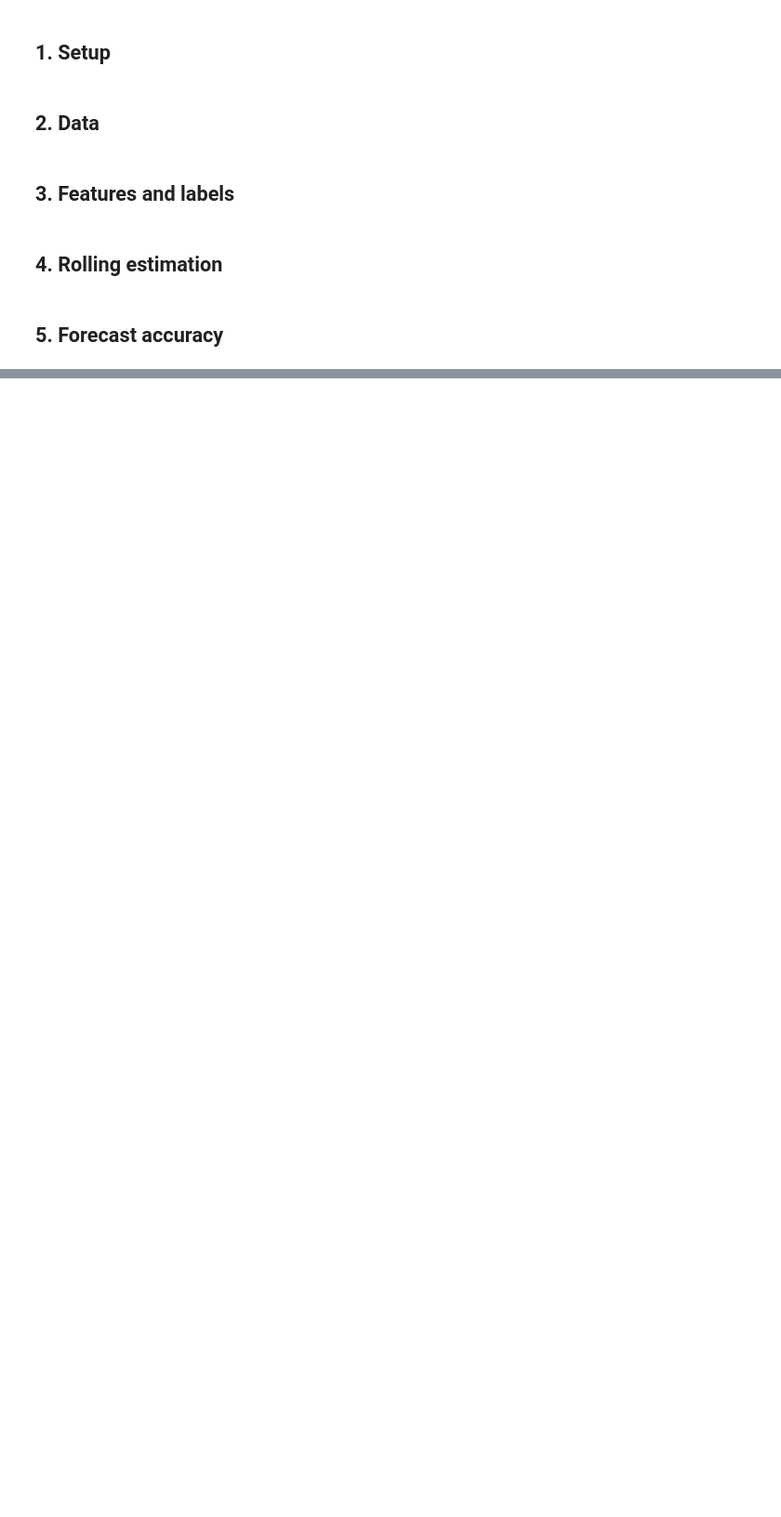
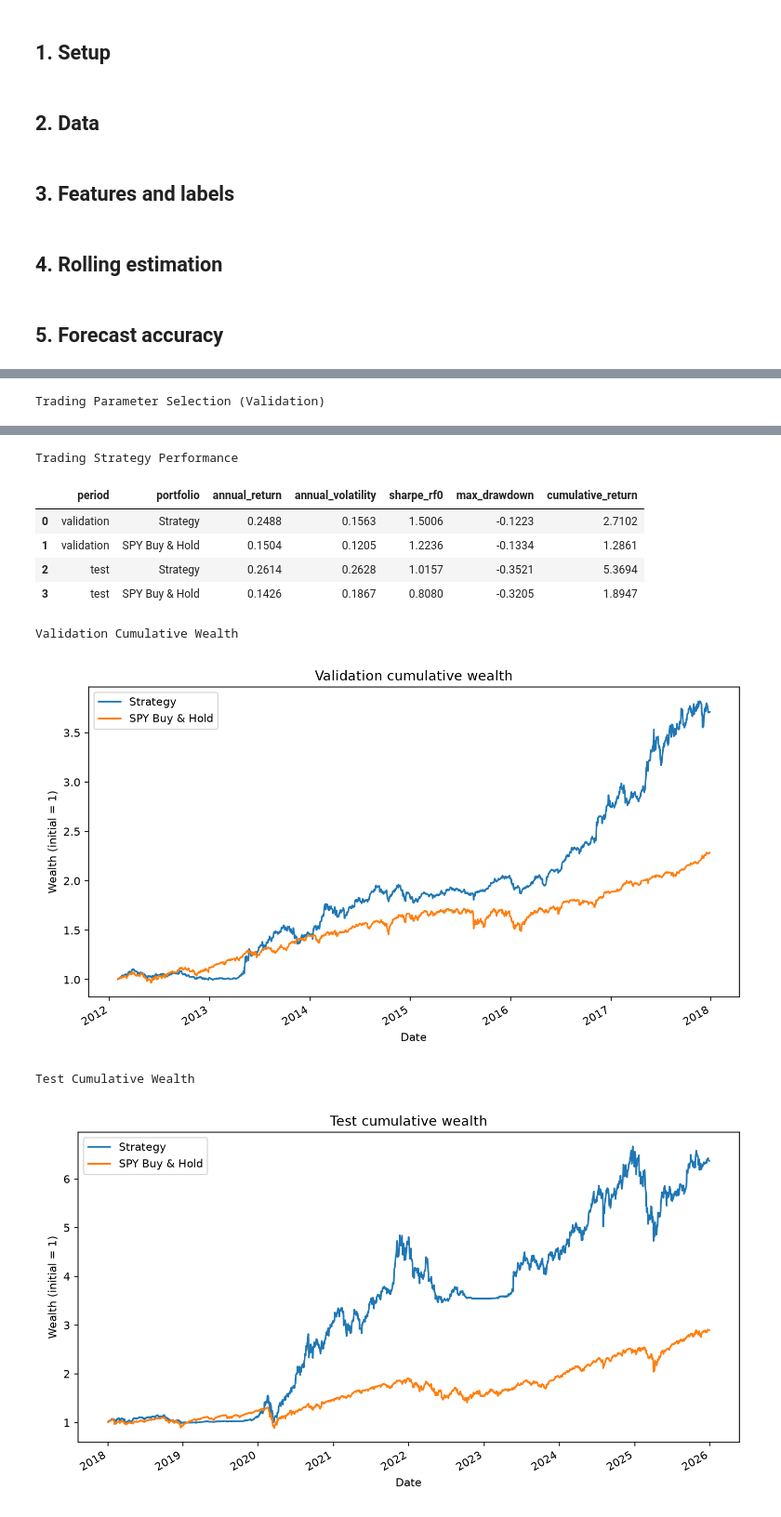
Before and after one commit to shanelbert/dsa5205_final_project_team_3, a Jupyter notebook: main.ipynb, the cells around one changed output, grey strips where cells are left out. Shown at 93% size. Saved outputs shown, nothing was run; the diff lists cells and outputs as text; code cells hidden in the pictures; blank space fills up the shorter version.

Commit message:
Add trading strategy and out-of-sample evaluation

```diff
--- a/main.ipynb
+++ b/main.ipynb
@@ -412,0 +495,33 @@ FORECASTS[("lasso", *CHOSEN["lasso"])]
+# %%
+
+import subprocess
+import sys
+import pandas as pd
+from IPython.display import display, Image
+
+# Run trading evaluation
+subprocess.run(
+    [sys.executable, "evaluation.py"],
+    check=True,
+    capture_output=True,
+    text=True
+)
+
+# Display selected parameters and validation grid
+grid = pd.read_csv("results/validation_grid.csv")
+print("Trading Parameter Selection (Validation)")
+display(grid.sort_values("sharpe_rf0", ascending=False).head())
+
+# Display performance metrics
+performance = pd.read_csv("results/performance.csv")
+print("\nTrading Strategy Performance")
+display(performance.round(4))
+
+# Display cumulative wealth plots
+print("\nValidation Cumulative Wealth")
+display(Image(filename="results/validation_cumulative.png"))
+
+print("\nTest Cumulative Wealth")
+display(Image(filename="results/test_cumulative.png"))
+# %% [output]
+Trading Parameter Selection (Validation)
@@ -412,0 +534,10 @@ FORECASTS[("lasso", *CHOSEN["lasso"])]
+Trading Strategy Performance
+|  | period | portfolio | annual_return | annual_volatility | sharpe_rf0 | max_drawdown | cumulative_return |
+| 0 | validation | Strategy | 0.2488 | 0.1563 | 1.5006 | -0.1223 | 2.7102 |
+| 1 | validation | SPY Buy & Hold | 0.1504 | 0.1205 | 1.2236 | -0.1334 | 1.2861 |
+| 2 | test | Strategy | 0.2614 | 0.2628 | 1.0157 | -0.3521 | 5.3694 |
+| 3 | test | SPY Buy & Hold | 0.1426 | 0.1867 | 0.8080 | -0.3205 | 1.8947 |
+Validation Cumulative Wealth
+[figure, added]
+Test Cumulative Wealth
+[figure, added]
```
Also changed, not shown: parts of 9 cells of this notebook, 13 other files.
